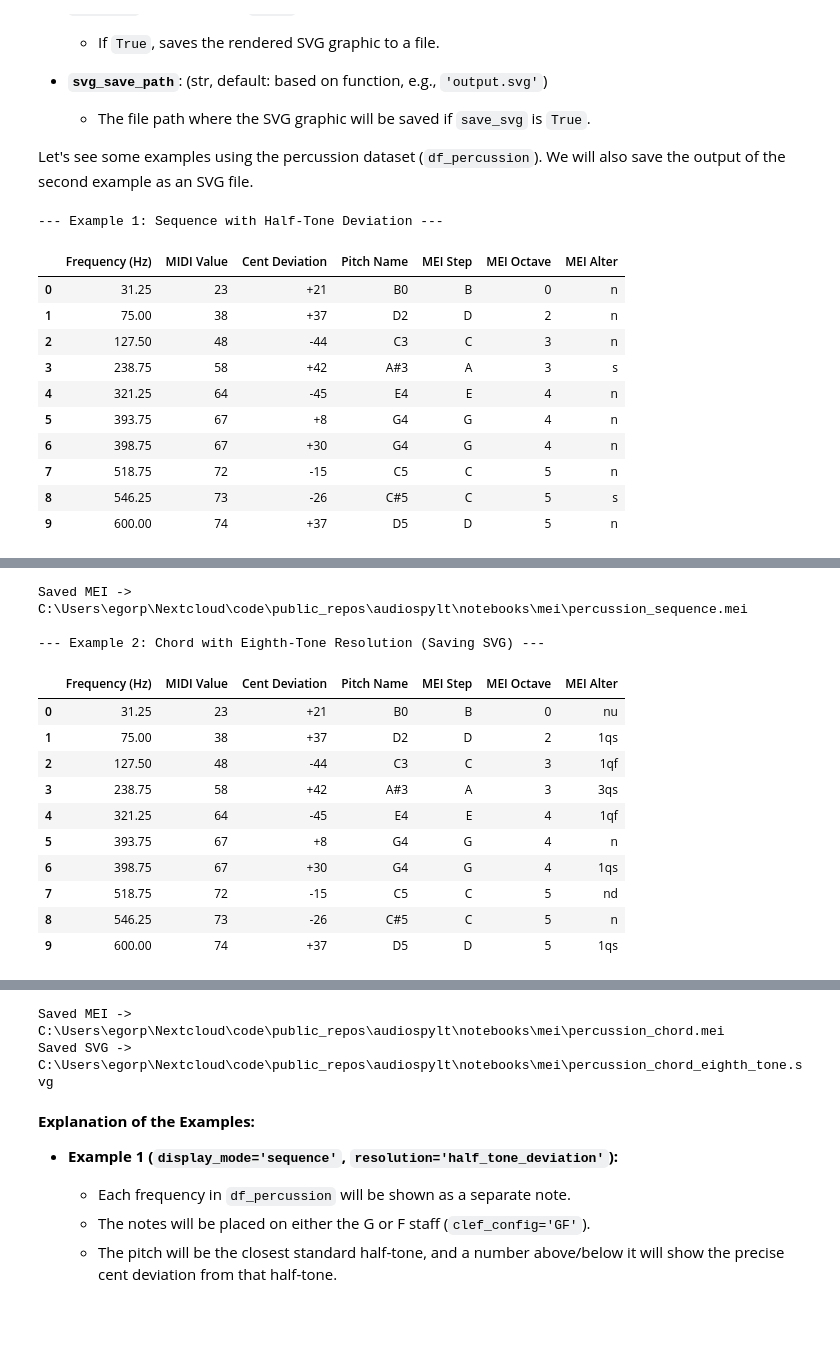
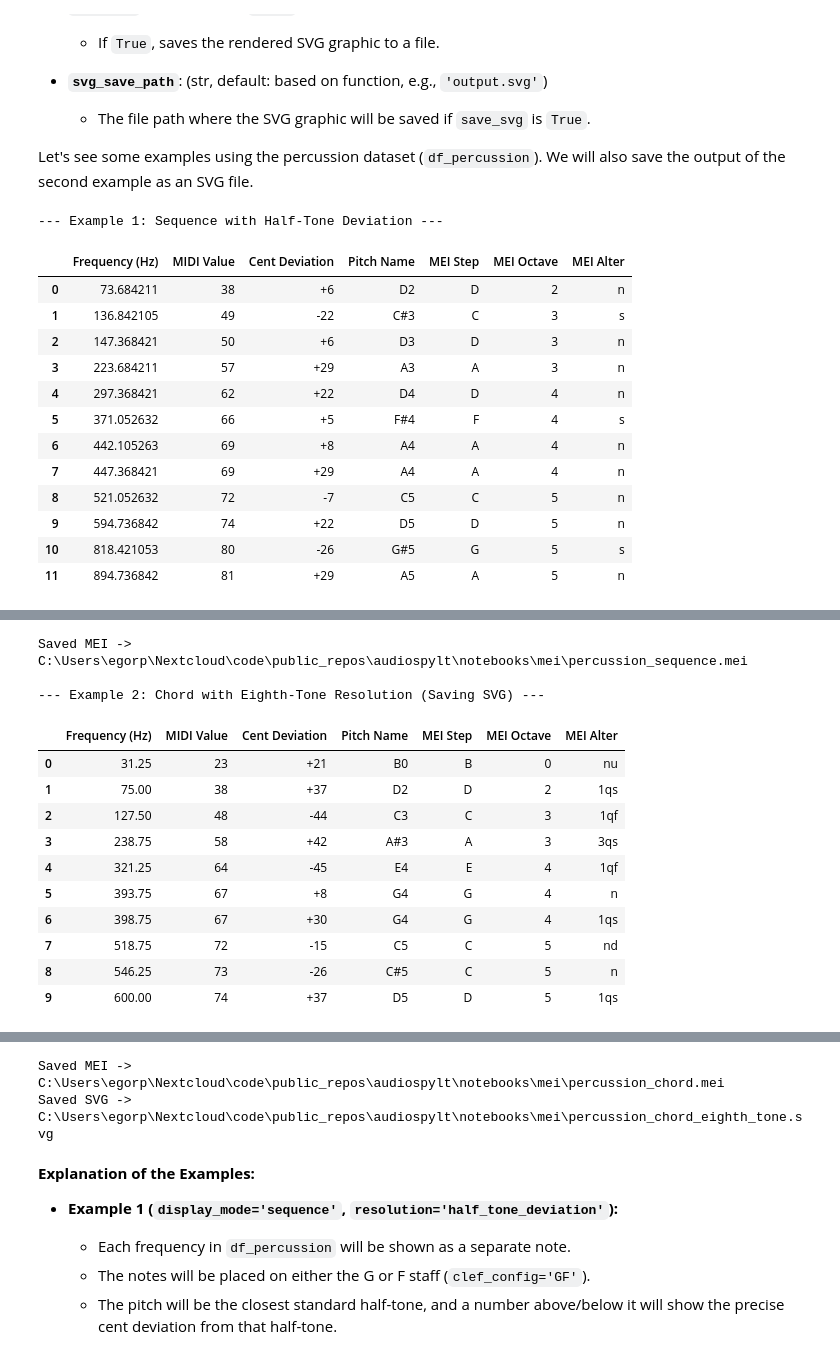
Before and after one commit to egorpol/audiospylt, a Jupyter notebook: notebooks/symbolic_mei.ipynb, the cells around one changed output, grey strips where cells are left out. Saved outputs shown, nothing was run; the diff lists cells and outputs as text; code cells hidden in the pictures; blank space fills up the shorter version.

```diff
--- a/notebooks/symbolic_mei.ipynb
+++ b/notebooks/symbolic_mei.ipynb
@@ -14,6 +14,7 @@ import pandas as pd
 try:
     df_speech = pd.read_csv('tsv/speech1.tsv', delimiter='\t')
     df_percussion = pd.read_csv('tsv/conga3.tsv', delimiter='\t')
+    df_parm = pd.read_csv('tsv/cello_single.tsv', delimiter='\t')
 
     print("Speech Data Sample:")
     display(df_speech.head())
@@ -108,48 +109,50 @@ if not os.path.exists('mei'):
 # Example 1: Sequence display with half-tone deviation (not saving SVG here)
 print("--- Example 1: Sequence with Half-Tone Deviation ---")
 process_and_visualize(
-    df_percussion.copy(),
+    df_parm.copy(),
     resolution='half_tone_deviation',
     clef_config='GF',
     note_order='original',
     display_cent_deviation=True,
     include_natural_accidentals=True,
     display_mode='sequence',
     display_df=True,
     save_mei=True,
     mei_save_path='mei/percussion_sequence.mei', # Example path
     save_svg=False
 )
 
 # Example 2: Chord display with eighth-tone resolution, SAVING SVG
 print("\n--- Example 2: Chord with Eighth-Tone Resolution (Saving SVG) ---")
 process_and_visualize(
     df_percussion.copy(),
     resolution='eighth_tone',
     clef_config='GF',
     note_order='ascending',
     display_cent_deviation=False,
     include_natural_accidentals=True,
     display_mode='chord',
     display_df=True,
     save_mei=True,
     mei_save_path='mei/percussion_chord.mei',
     save_svg=True,
     svg_save_path='mei/percussion_chord_eighth_tone.svg'
 )
 # %% [output]
 --- Example 1: Sequence with Half-Tone Deviation ---
 |  | Frequency (Hz) | MIDI Value | Cent Deviation | Pitch Name | MEI Step | MEI Octave | MEI Alter |
-| 0 | 31.25 | 23 | +21 | B0 | B | 0 | n |
-| 1 | 75.00 | 38 | +37 | D2 | D | 2 | n |
-| 2 | 127.50 | 48 | -44 | C3 | C | 3 | n |
-| 3 | 238.75 | 58 | +42 | A#3 | A | 3 | s |
-| 4 | 321.25 | 64 | -45 | E4 | E | 4 | n |
-| 5 | 393.75 | 67 | +8 | G4 | G | 4 | n |
-| 6 | 398.75 | 67 | +30 | G4 | G | 4 | n |
-| 7 | 518.75 | 72 | -15 | C5 | C | 5 | n |
-| 8 | 546.25 | 73 | -26 | C#5 | C | 5 | s |
-| 9 | 600.00 | 74 | +37 | D5 | D | 5 | n |
+| 0 | 73.684211 | 38 | +6 | D2 | D | 2 | n |
+| 1 | 136.842105 | 49 | -22 | C#3 | C | 3 | s |
+| 2 | 147.368421 | 50 | +6 | D3 | D | 3 | n |
+| 3 | 223.684211 | 57 | +29 | A3 | A | 3 | n |
+| 4 | 297.368421 | 62 | +22 | D4 | D | 4 | n |
+| 5 | 371.052632 | 66 | +5 | F#4 | F | 4 | s |
+| 6 | 442.105263 | 69 | +8 | A4 | A | 4 | n |
+| 7 | 447.368421 | 69 | +29 | A4 | A | 4 | n |
+| 8 | 521.052632 | 72 | -7 | C5 | C | 5 | n |
+| 9 | 594.736842 | 74 | +22 | D5 | D | 5 | n |
+| 10 | 818.421053 | 80 | -26 | G#5 | G | 5 | s |
+| 11 | 894.736842 | 81 | +29 | A5 | A | 5 | n |
 [interactive output not drawn]
 Saved MEI -> C:\Users\egorp\Nextcloud\code\public_repos\audiospylt\notebooks\mei\percussion_sequence.mei
 
```
